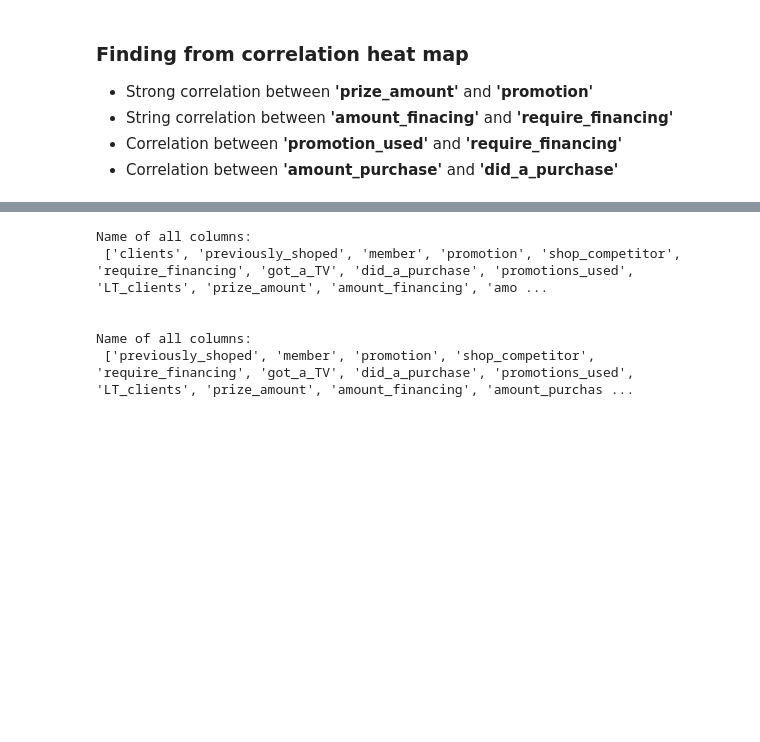
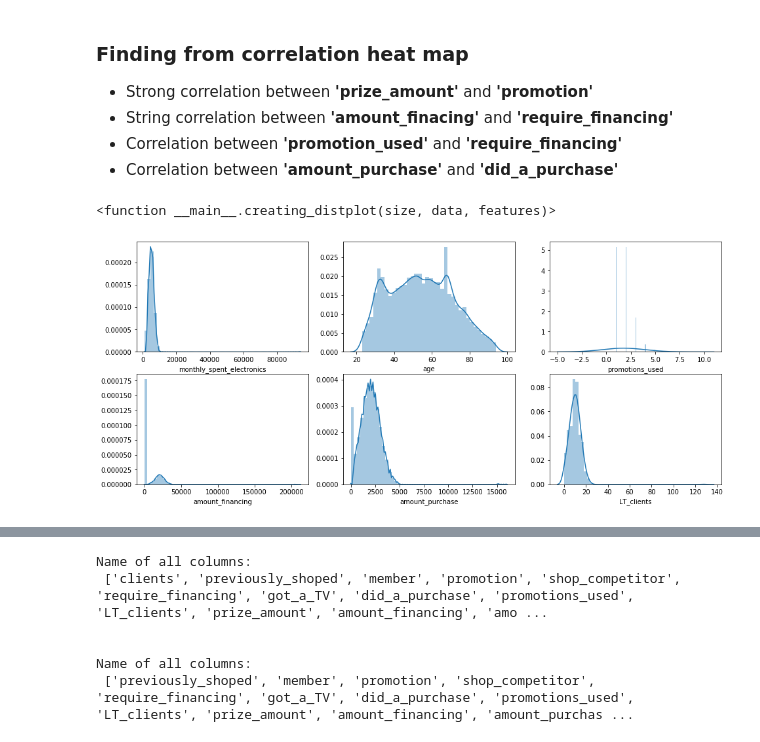
Before and after one commit to robinyUArizona/Pentatonic-Inc., a Jupyter notebook: EDA-PentatonicTV.ipynb, the cells around one changed output, grey strips where cells are left out. Drawn from its saved outputs; the diff is of its cells as text; code cells hidden in the pictures; blank space fills up the shorter version.

```diff
--- a/EDA-PentatonicTV.ipynb
+++ b/EDA-PentatonicTV.ipynb
@@ -888,16 +888,19 @@ display(sns.heatmap(corr_matrix, annot = True, cmap= 'coolwarm'))
 - Correlation between **'promotion_used'** and **'require_financing'**
 - Correlation between **'amount_purchase'** and **'did_a_purchase'**
 # %%
-# def creating_distplot(size, data, features):
-#     plt.figure(figsize=size)
-#     for i in range(len(features)):
-#         plt.subplot(5, 3, i+1)
-#         sns.distplot(data[features[i]])
+def creating_distplot(size, data, features):
+    plt.figure(figsize=size)
+    for i in range(len(features)):
+        plt.subplot(5, 3, i+1)
+        sns.distplot(data[features[i]], kde_kws={'bw':2})
 
 
-# num_vars = ['monthly_spent_electronics', 'age', 'promotions_used', 'amount_financing', 'amount_purchase', 'LT_clients']
+num_vars = ['monthly_spent_electronics', 'age', 'promotions_used', 'amount_financing', 'amount_purchase', 'LT_clients']
 
-# # Creating distribution plots
-# creating_distplot((16,18), elect_prof, num_vars)
-# creating_distplot
+# Creating distribution plots
+creating_distplot((16,18), elect_prof, num_vars)
+creating_distplot
+# %% [output]
+<function __main__.creating_distplot(size, data, features)>
+[figure, added]
 # %%
```
Also changed, not shown: parts of 3 cells of this notebook.
